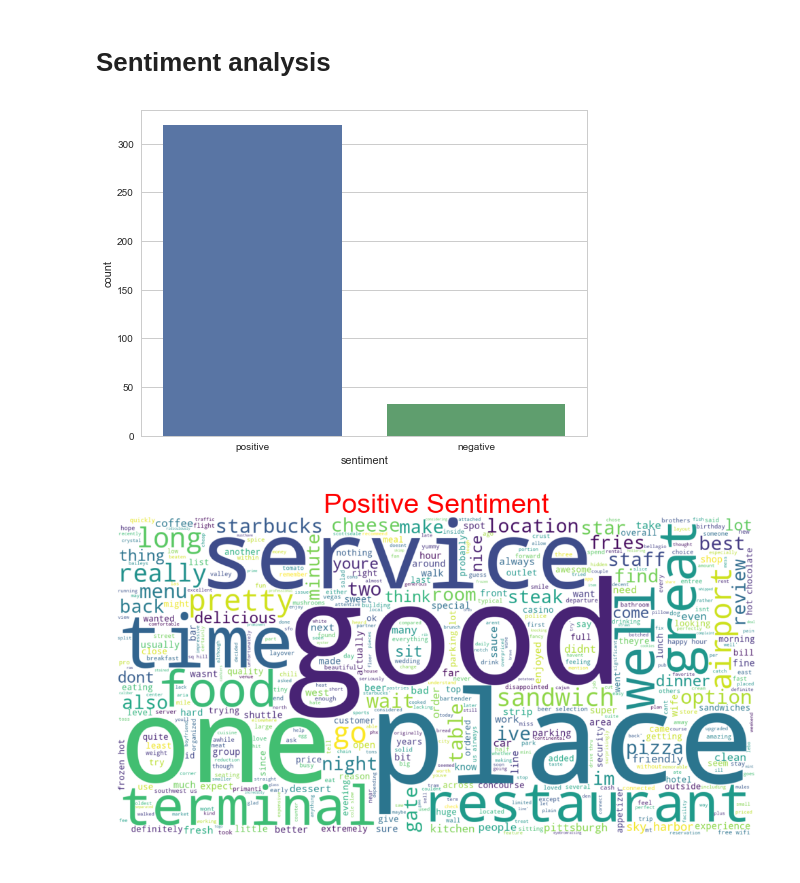
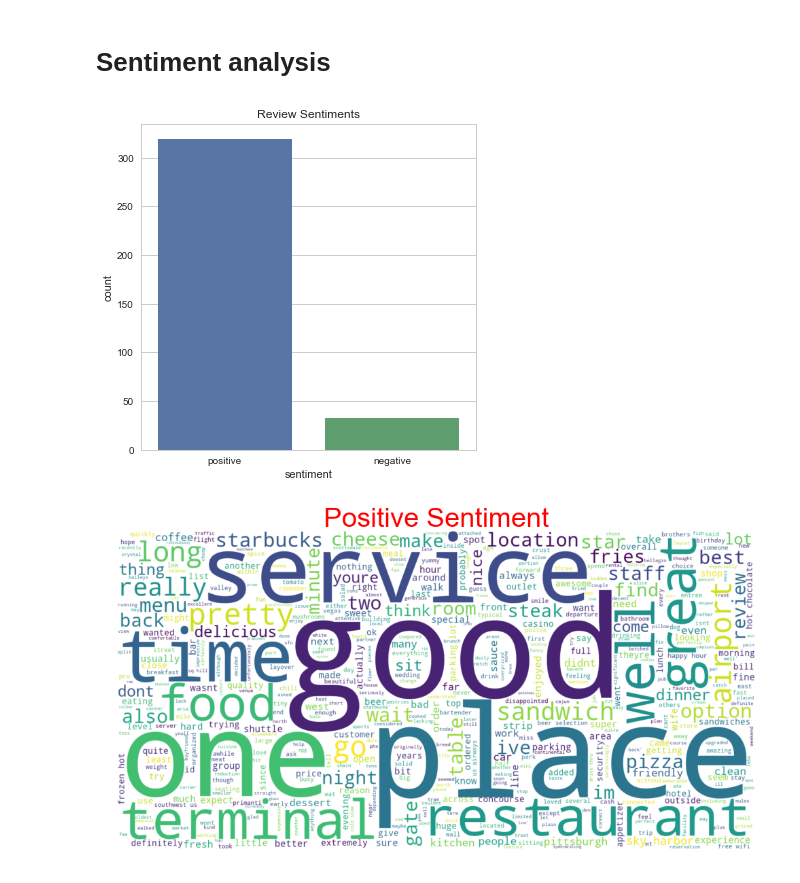
Before and after one commit to sanjames/DataProjects, a Jupyter notebook: Yelp Dataset-EDA-SJ.ipynb, the cells around one changed output. Drawn from its saved outputs; the diff is of its cells as text; code cells hidden in the pictures.

```diff
--- a/Yelp Dataset-EDA-SJ.ipynb
+++ b/Yelp Dataset-EDA-SJ.ipynb
@@ -1395,11 +1192,11 @@ yelp_top_reviewd_biz['sentiment'][yelp_top_reviewd_biz['text_sentiment'] > 0] =
 yelp_top_reviewd_biz['sentiment'][yelp_top_reviewd_biz['text_sentiment'] < 0] = 'negative'
 yelp_top_reviewd_biz['sentiment'][yelp_top_reviewd_biz['text_sentiment'] == 0] = 'neutral'
 # %%
-plt.figure(figsize=(8,6))
+plt.figure(figsize=(6,6))
 ax = sns.countplot(yelp_top_reviewd_biz['sentiment'])
-#plt.title('Business Ratings');
+plt.title('Review Sentiments');
 # %% [output]
-[figure, old version]
+[figure, new version]
 # %%
 yelp_top_reviewd_biz_posr = pd.DataFrame(yelp_top_reviewd_biz['text_processed'][ yelp_top_reviewd_biz['sentiment'] == 'positive'])
 yelp_top_reviewd_biz_negr = pd.DataFrame(yelp_top_reviewd_biz['text_processed'][ yelp_top_reviewd_biz['sentiment'] == 'negative'])
```
Also changed, not shown: parts of 19 cells of this notebook.
